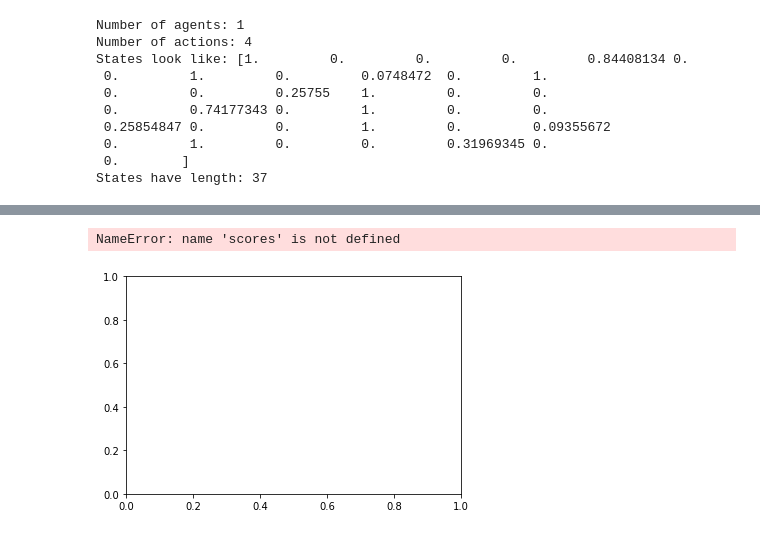
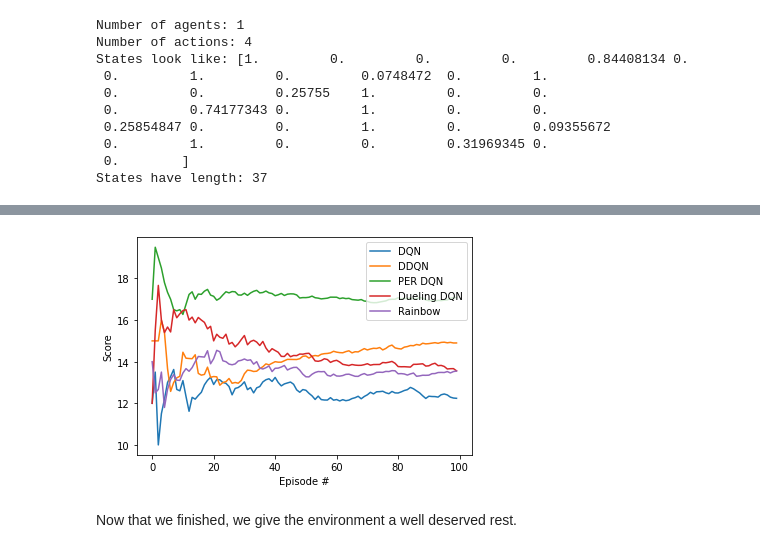
Before and after one commit to miguelcerqueiradarriba/drl-bananas, a Jupyter notebook: Navigation.ipynb, the cells around one changed output, grey strips where cells are left out. Cells and saved outputs as stored; diff of their text form; code cells hidden in the pictures.

Commit message:
feat: Developed plot scores and documentation

```diff
--- a/Navigation.ipynb
+++ b/Navigation.ipynb
@@ -142,13 +273,17 @@ Environment solved in 596 episodes!
 # %%
 import matplotlib.pyplot as plt
 
 # plot the scores
 fig = plt.figure()
 ax = fig.add_subplot(111)
-plt.plot(np.arange(len(scores)), scores)
+plt.plot(np.arange(len(dqn_test_scores)), dqn_test_scores, label='DQN')
+plt.plot(np.arange(len(double_test_dqn_scores)), double_test_dqn_scores, label='DDQN')
+plt.plot(np.arange(len(per_test_scores)), per_test_scores, label='PER DQN')
+plt.plot(np.arange(len(dueling_test_dqn_scores)), dueling_test_dqn_scores, label='Dueling DQN')
+plt.plot(np.arange(len(rainbow_test_scores)), rainbow_test_scores, label='Rainbow')
 plt.ylabel('Score')
 plt.xlabel('Episode #')
+plt.legend()
 plt.show()
 # %% [output]
-NameError: name 'scores' is not defined
-[figure, old version]
+[figure, new version]
@@ -179,2 +290,4 @@ print("Score: {}".format(score/episodes))
+# %% [markdown]
+Now that we finished, we give the environment a well deserved rest.
 # %%
 env.close()
```
Also changed, not shown: parts of 18 cells of this notebook, 17 other files.
